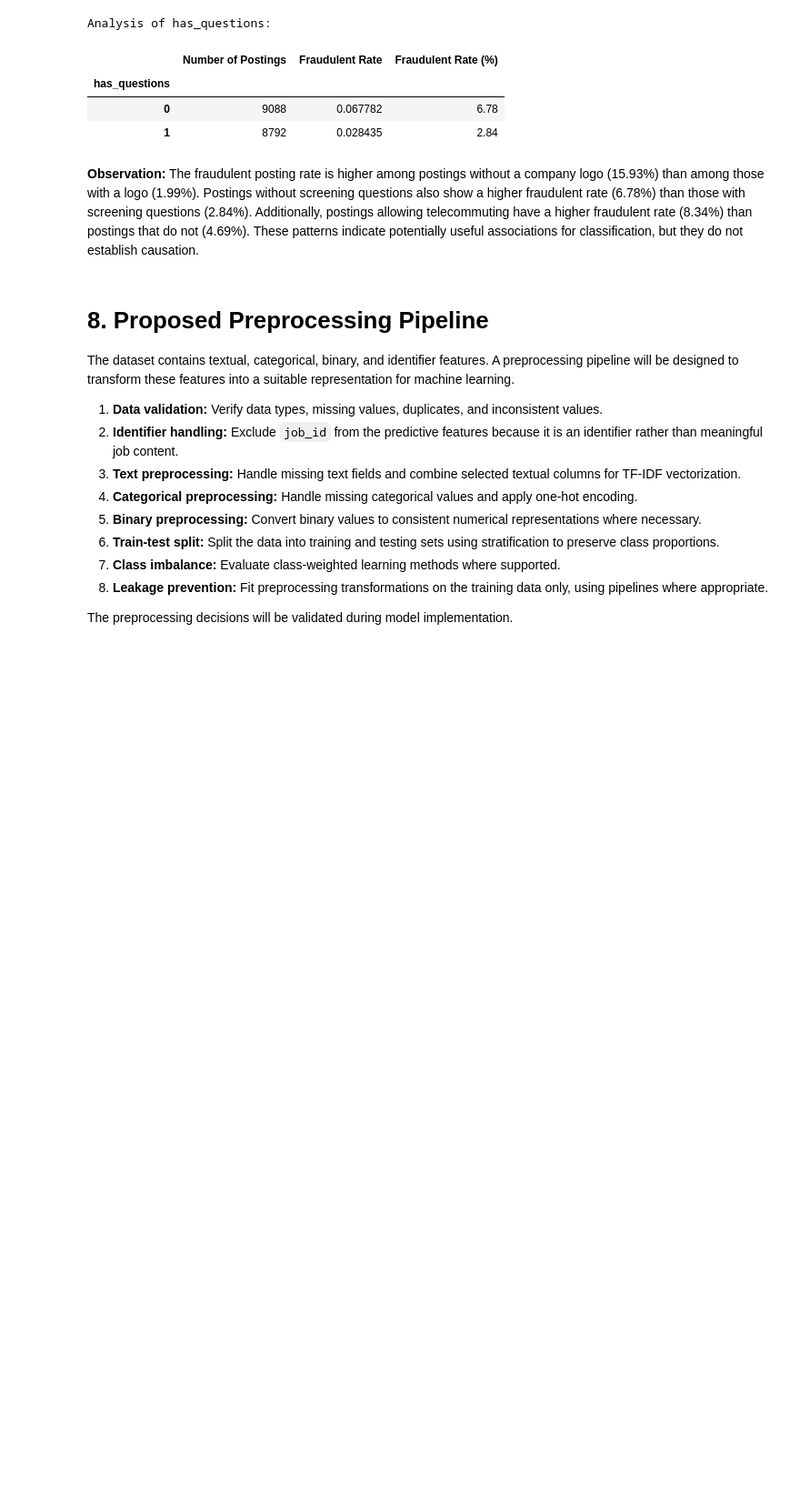
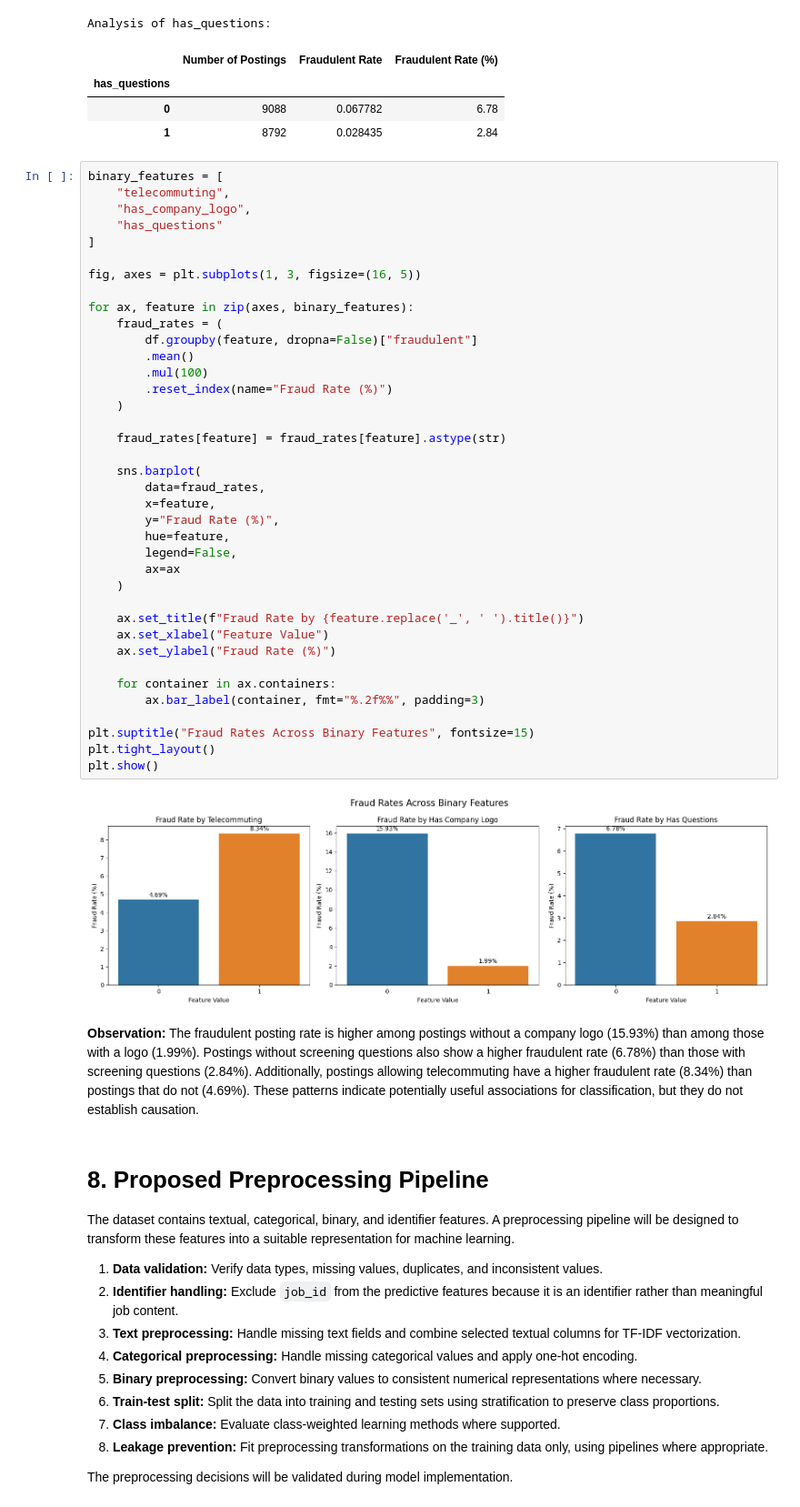
Before and after one commit to auyashas/fake-job-posting-analyzer, a Jupyter notebook: fakeJobPostAnalyzer.ipynb, the cells around one changed output. Shown at 91% size. Drawn from its saved outputs; the diff is of its cells as text; blank space fills up the shorter version.

Commit message:
Add EDA visualizations and model performance plots

```diff
--- a/fakeJobPostAnalyzer.ipynb
+++ b/fakeJobPostAnalyzer.ipynb
@@ -404,6 +404,46 @@ Analysis of has_questions:
 | has_questions |  |  |  |
 | 0 | 9088 | 0.067782 | 6.78 |
 | 1 | 8792 | 0.028435 | 2.84 |
+# %%
+binary_features = [
+    "telecommuting",
+    "has_company_logo",
+    "has_questions"
+]
+
+fig, axes = plt.subplots(1, 3, figsize=(16, 5))
+
+for ax, feature in zip(axes, binary_features):
+    fraud_rates = (
+        df.groupby(feature, dropna=False)["fraudulent"]
+        .mean()
+        .mul(100)
+        .reset_index(name="Fraud Rate (%)")
+    )
+
+    fraud_rates[feature] = fraud_rates[feature].astype(str)
+
+    sns.barplot(
+        data=fraud_rates,
+        x=feature,
+        y="Fraud Rate (%)",
+        hue=feature,
+        legend=False,
+        ax=ax
+    )
+
+    ax.set_title(f"Fraud Rate by {feature.replace('_', ' ').title()}")
+    ax.set_xlabel("Feature Value")
+    ax.set_ylabel("Fraud Rate (%)")
+
+    for container in ax.containers:
+        ax.bar_label(container, fmt="%.2f%%", padding=3)
+
+plt.suptitle("Fraud Rates Across Binary Features", fontsize=15)
+plt.tight_layout()
+plt.show()
+# %% [output]
+[figure, added]
 # %% [markdown]
 **Observation:** The fraudulent posting rate is higher among postings without a company logo (15.93%) than among those with a logo (1.99%). Postings without screening questions also show a higher fraudulent rate (6.78%) than those with screening questions (2.84%). Additionally, postings allowing telecommuting have a higher fraudulent rate (8.34%) than postings that do not (4.69%). These patterns indicate potentially useful associations for classification, but they do not establish causation.
 # %% [markdown]
```
Also changed, not shown: parts of 3 cells of this notebook.
